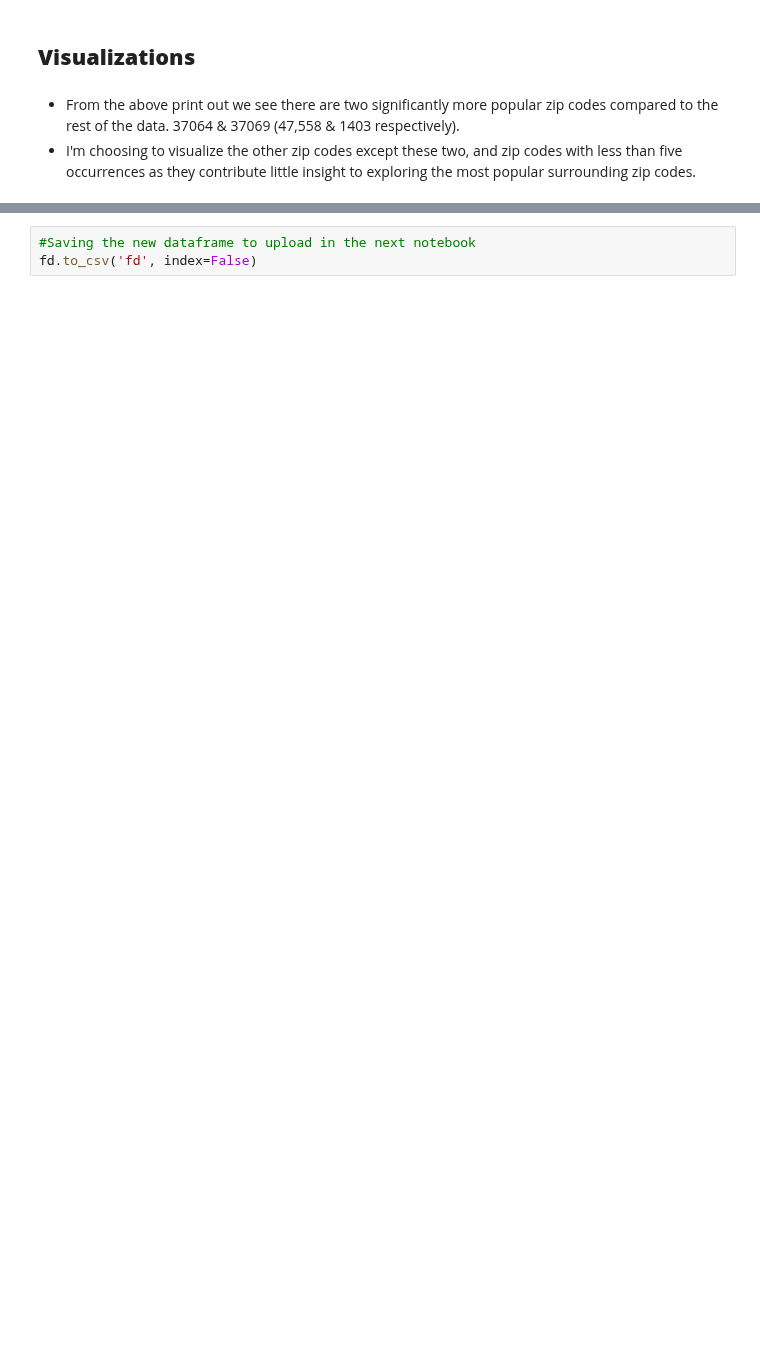
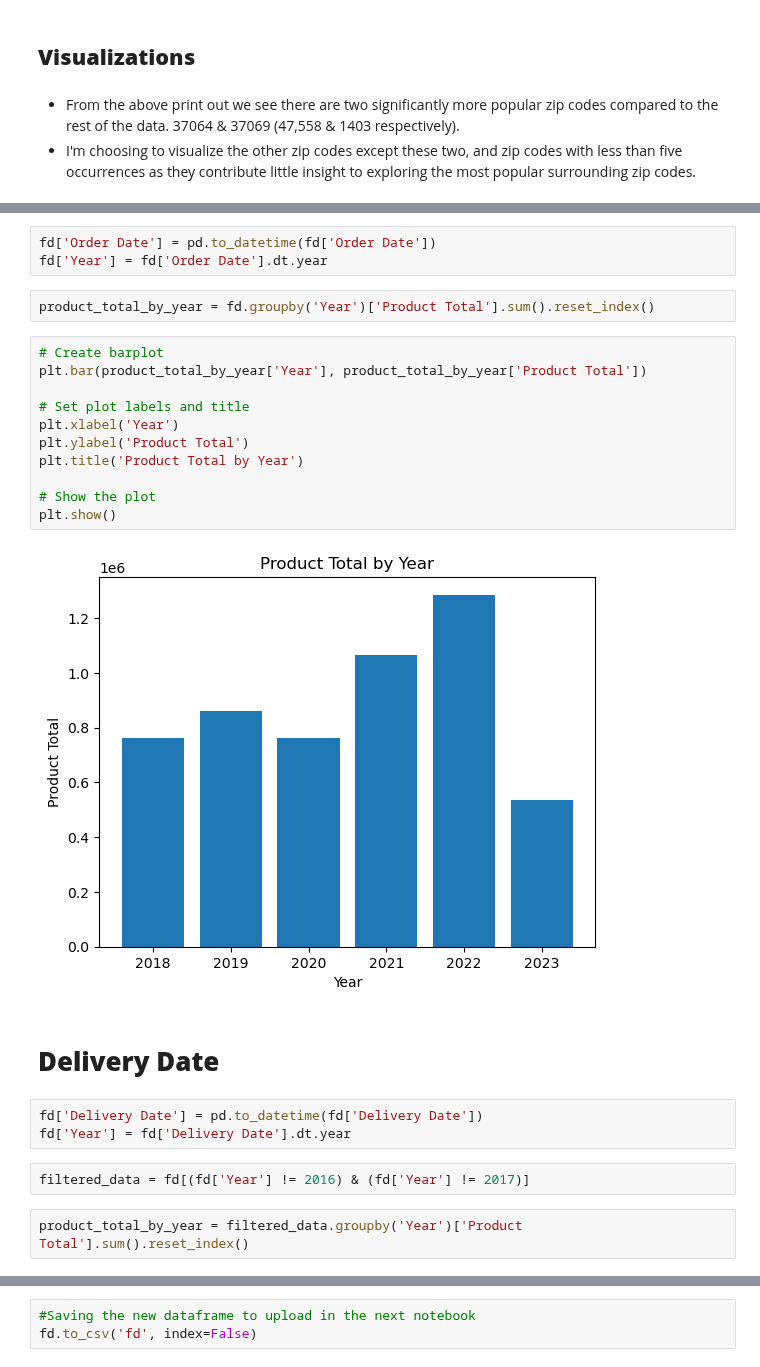
Before and after one commit to JoeBwonKenobi/Floral_Sales_Project, a Jupyter notebook: Floral_Data_Processing.ipynb, the cells around one changed output, grey strips where cells are left out. Saved outputs shown, nothing was run; the diff lists cells and outputs as text; blank space fills up the shorter version.

```diff
--- a/Floral_Data_Processing.ipynb
+++ b/Floral_Data_Processing.ipynb
@@ -443,0 +549,27 @@ plt.show()
+# %%
+fd['Order Date'] = pd.to_datetime(fd['Order Date'])
+fd['Year'] = fd['Order Date'].dt.year
+# %%
+product_total_by_year = fd.groupby('Year')['Product Total'].sum().reset_index()
+# %%
+# Create barplot
+plt.bar(product_total_by_year['Year'], product_total_by_year['Product Total'])
+
+# Set plot labels and title
+plt.xlabel('Year')
+plt.ylabel('Product Total')
+plt.title('Product Total by Year')
+
+# Show the plot
+plt.show()
+# %% [output]
+[figure, added]
+# %% [markdown]
+# **Delivery Date**
+# %%
+fd['Delivery Date'] = pd.to_datetime(fd['Delivery Date'])
+fd['Year'] = fd['Delivery Date'].dt.year
+# %%
+filtered_data = fd[(fd['Year'] != 2016) & (fd['Year'] != 2017)]
+# %%
+product_total_by_year = filtered_data.groupby('Year')['Product Total'].sum().reset_index()
```
Also changed, not shown: parts of 35 cells of this notebook, 3 other files.
